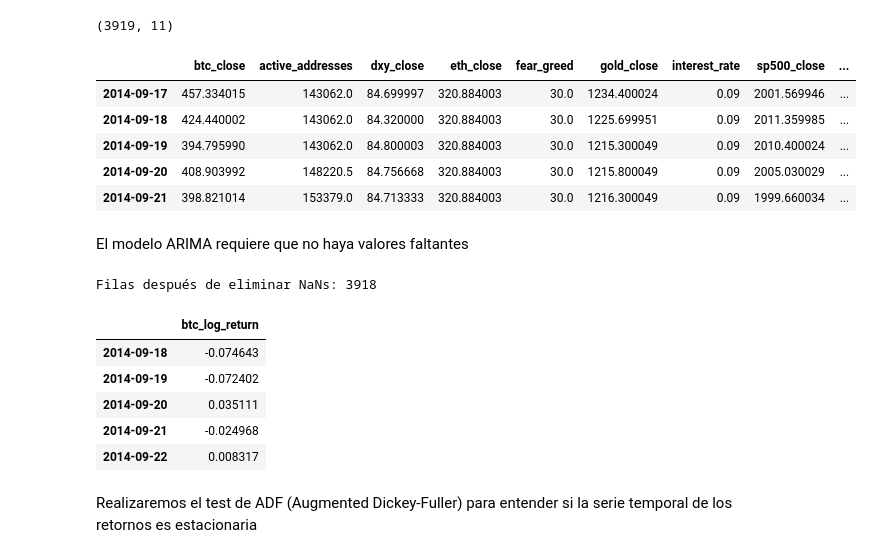
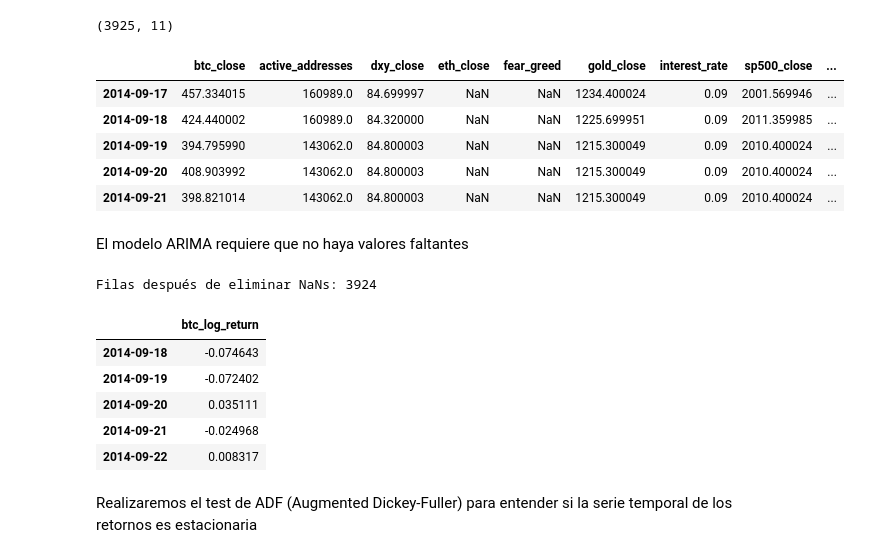
Before and after one commit to claudiobarril/tp_ast1_19co2024, a Jupyter notebook: notebooks/arima.ipynb, the cells around one changed output. Drawn from its saved outputs; the diff is of its cells as text; code cells hidden in the pictures.

```diff
--- a/notebooks/arima.ipynb
+++ b/notebooks/arima.ipynb
@@ -8,18 +8,18 @@ import warnings
 import numpy as np
 from sklearn.metrics import mean_absolute_error, mean_squared_error
 # %%
-df = pd.read_csv("../datasets/merged/master.csv", index_col=0, parse_dates=True)
+df = pd.read_csv("../datasets/merged/master_improved.csv", index_col=0, parse_dates=True)
 
 print(df.shape)
 df.head()
 # %% [output]
-(3919, 11)
+(3925, 11)
 |  | btc_close | active_addresses | dxy_close | eth_close | fear_greed | gold_close | interest_rate | sp500_close | ... |
-| 2014-09-17 | 457.334015 | 143062.0 | 84.699997 | 320.884003 | 30.0 | 1234.400024 | 0.09 | 2001.569946 | ... |
-| 2014-09-18 | 424.440002 | 143062.0 | 84.320000 | 320.884003 | 30.0 | 1225.699951 | 0.09 | 2011.359985 | ... |
-| 2014-09-19 | 394.795990 | 143062.0 | 84.800003 | 320.884003 | 30.0 | 1215.300049 | 0.09 | 2010.400024 | ... |
-| 2014-09-20 | 408.903992 | 148220.5 | 84.756668 | 320.884003 | 30.0 | 1215.800049 | 0.09 | 2005.030029 | ... |
-| 2014-09-21 | 398.821014 | 153379.0 | 84.713333 | 320.884003 | 30.0 | 1216.300049 | 0.09 | 1999.660034 | ... |
+| 2014-09-17 | 457.334015 | 160989.0 | 84.699997 | NaN | NaN | 1234.400024 | 0.09 | 2001.569946 | ... |
+| 2014-09-18 | 424.440002 | 160989.0 | 84.320000 | NaN | NaN | 1225.699951 | 0.09 | 2011.359985 | ... |
+| 2014-09-19 | 394.795990 | 143062.0 | 84.800003 | NaN | NaN | 1215.300049 | 0.09 | 2010.400024 | ... |
+| 2014-09-20 | 408.903992 | 143062.0 | 84.800003 | NaN | NaN | 1215.300049 | 0.09 | 2010.400024 | ... |
+| 2014-09-21 | 398.821014 | 143062.0 | 84.800003 | NaN | NaN | 1215.300049 | 0.09 | 2010.400024 | ... |
 # %% [markdown]
 El modelo ARIMA requiere que no haya valores faltantes
 # %%
@@ -31,7 +31,7 @@ serie.index.freq = 'D'
 print(f"Filas después de eliminar NaNs: {serie.shape[0]}")
 serie.head()
 # %% [output]
-Filas después de eliminar NaNs: 3918
+Filas después de eliminar NaNs: 3924
 |  | btc_log_return |
 | 2014-09-18 | -0.074643 |
 | 2014-09-19 | -0.072402 |
```
Also changed, not shown: parts of 5 cells of this notebook.
